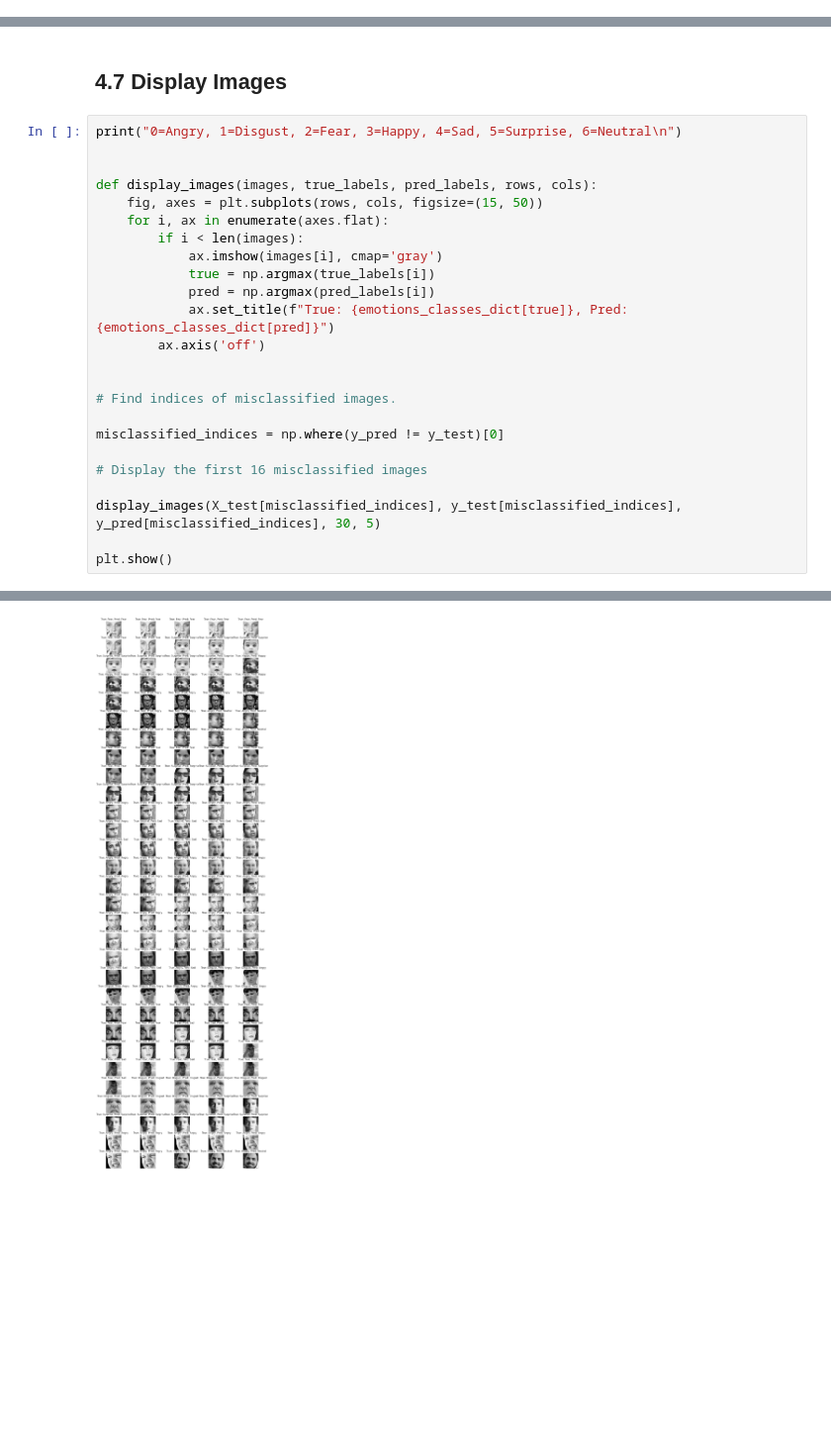
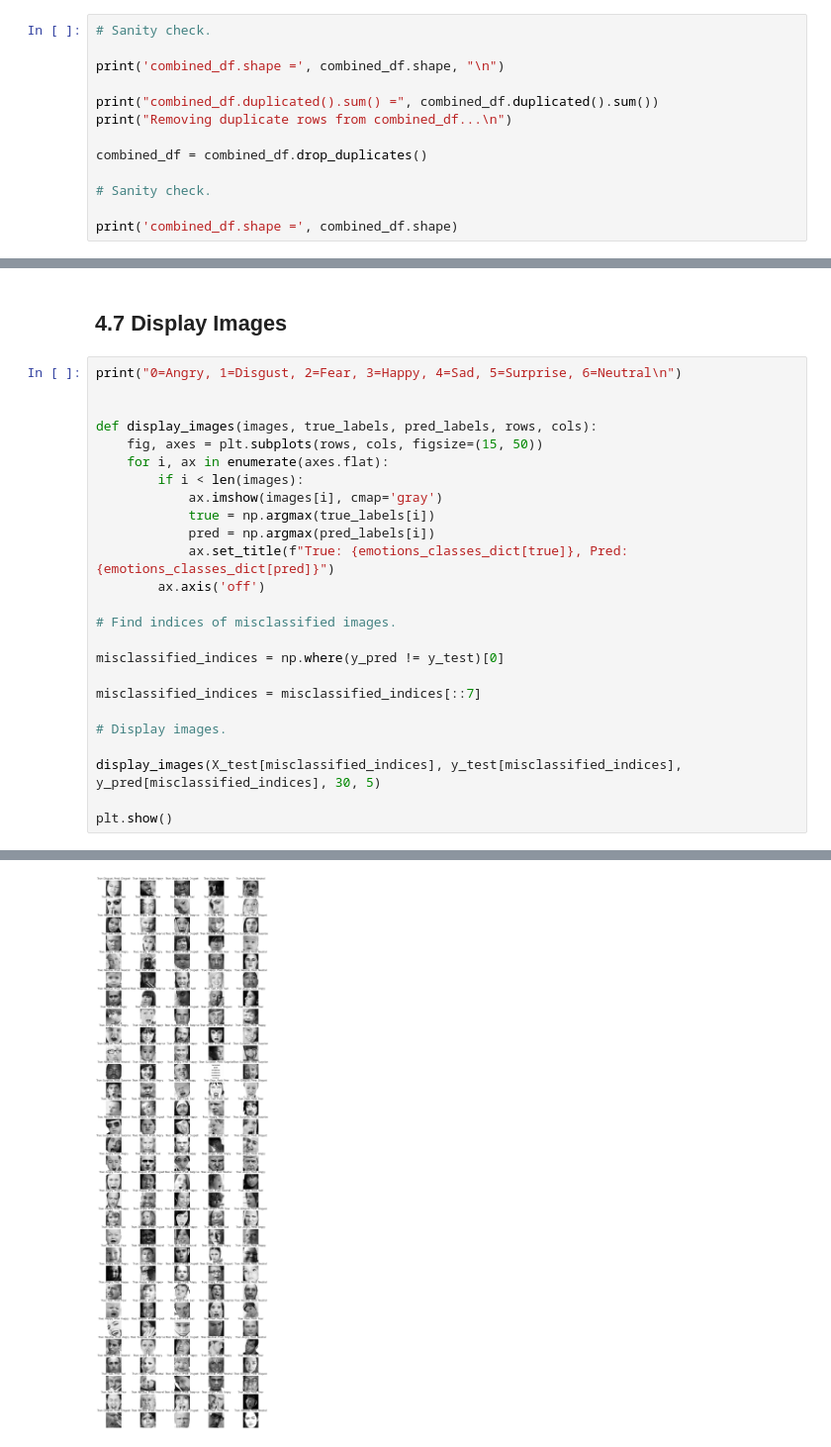
Before and after one commit to GeorgiosIoannouCoder/fervi, a Jupyter notebook: fervi-notebook.ipynb, the cells around one changed output, grey strips where cells are left out. Shown at 99% size. Drawn from its saved outputs; the diff is of its cells as text; blank space fills up the shorter version.

```diff
--- a/fervi-notebook.ipynb
+++ b/fervi-notebook.ipynb
@@ -337,0 +377,13 @@ Name: Usage, dtype: int64
+# %%
+# Sanity check.
+
+print('combined_df.shape =', combined_df.shape, "\n")
+
+print("combined_df.duplicated().sum() =", combined_df.duplicated().sum())
+print("Removing duplicate rows from combined_df...\n")
+
+combined_df = combined_df.drop_duplicates()
+
+# Sanity check.
+
+print('combined_df.shape =', combined_df.shape)
@@ -1128,27 +1187,28 @@ weighted avg       0.83      0.83      0.83      6341
 # %%
 print("0=Angry, 1=Disgust, 2=Fear, 3=Happy, 4=Sad, 5=Surprise, 6=Neutral\n")
 
 
 def display_images(images, true_labels, pred_labels, rows, cols):
     fig, axes = plt.subplots(rows, cols, figsize=(15, 50))
     for i, ax in enumerate(axes.flat):
         if i < len(images):
             ax.imshow(images[i], cmap='gray')
             true = np.argmax(true_labels[i])
             pred = np.argmax(pred_labels[i])
             ax.set_title(f"True: {emotions_classes_dict[true]}, Pred: {emotions_classes_dict[pred]}")
         ax.axis('off')
 
-
 # Find indices of misclassified images.
 
 misclassified_indices = np.where(y_pred != y_test)[0]
 
-# Display the first 16 misclassified images
+misclassified_indices = misclassified_indices[::7]
+
+# Display images.
 
 display_images(X_test[misclassified_indices], y_test[misclassified_indices], y_pred[misclassified_indices], 30, 5)
 
 plt.show()
 # %% [output]
 0=Angry, 1=Disgust, 2=Fear, 3=Happy, 4=Sad, 5=Surprise, 6=Neutral
-[figure, old version]
+[figure, new version]
```
Also changed, not shown: parts of 47 cells of this notebook.
